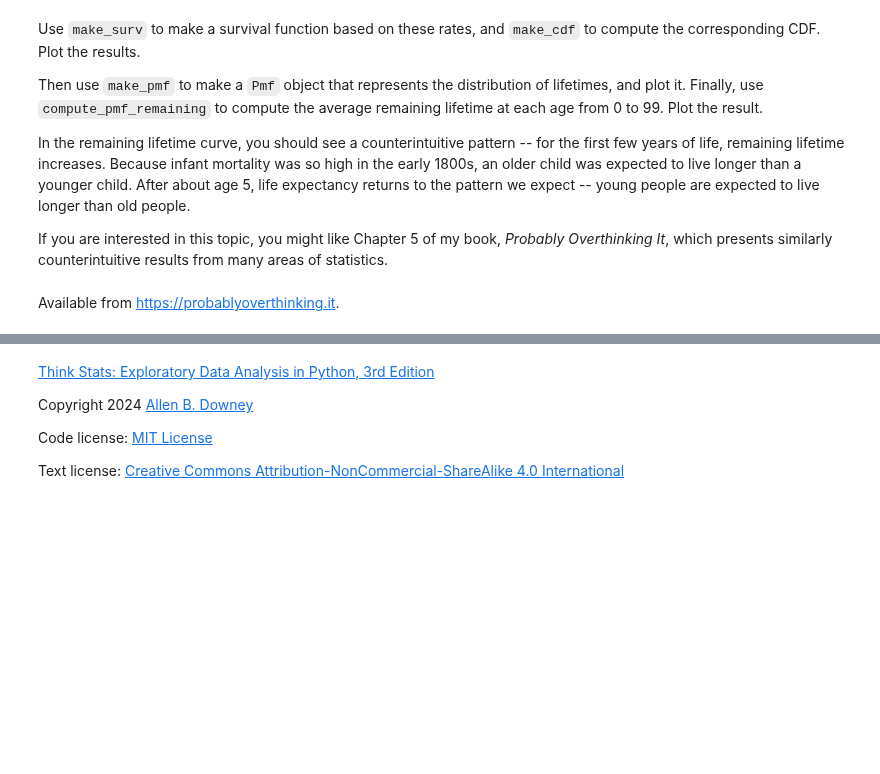
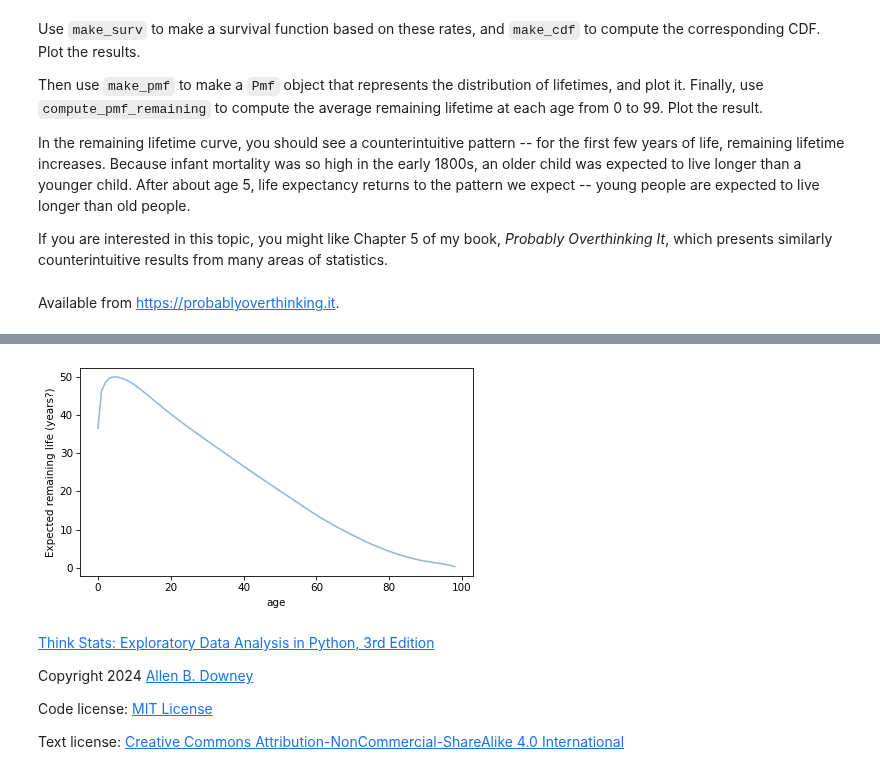
Before and after one commit to gi1no/Education, a Jupyter notebook: ThinkStats/chap13.ipynb, the cells around one changed output, grey strips where cells are left out. Drawn from its saved outputs; the diff is of its cells as text; code cells hidden in the pictures; blank space fills up the shorter version.

```diff
--- a/ThinkStats/chap13.ipynb
+++ b/ThinkStats/chap13.ipynb
@@ -977,3 +991,19 @@ Available from <https://probablyoverthinking.it>.
+# %%
+# pmf plot with odd 5 y.o. counterintuitive pattern
+index = range(0, 99)
+expected_2le = pd.Series(index=index)
+
+for t in index:
+    pmf_remaining_2le = compute_pmf_remaining(pmf_surv_le, t)
+    expected_2le[t] = pmf_remaining_2le.mean()
+
+expected_2le.plot(color="C0", alpha=0.5)
+
+decorate(
+    xlabel="age", ylabel="Expected remaining life (years?)"
+)
+# %% [output]
+[figure, added]
 # %%
 # Solution goes here
 # %% [markdown]
```
Also changed, not shown: parts of 6 cells of this notebook.
